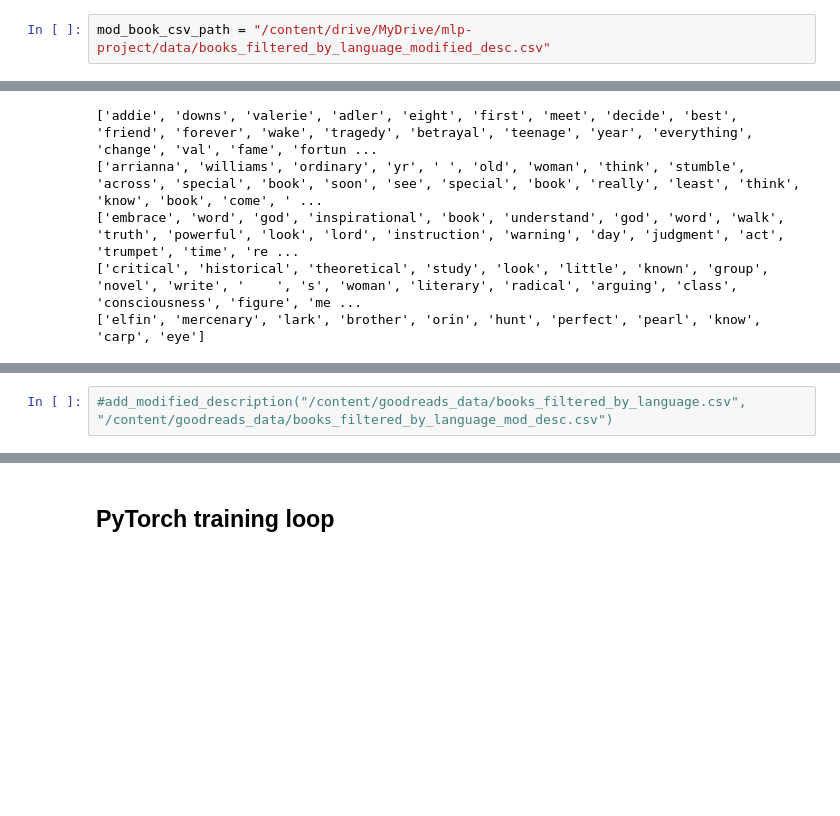
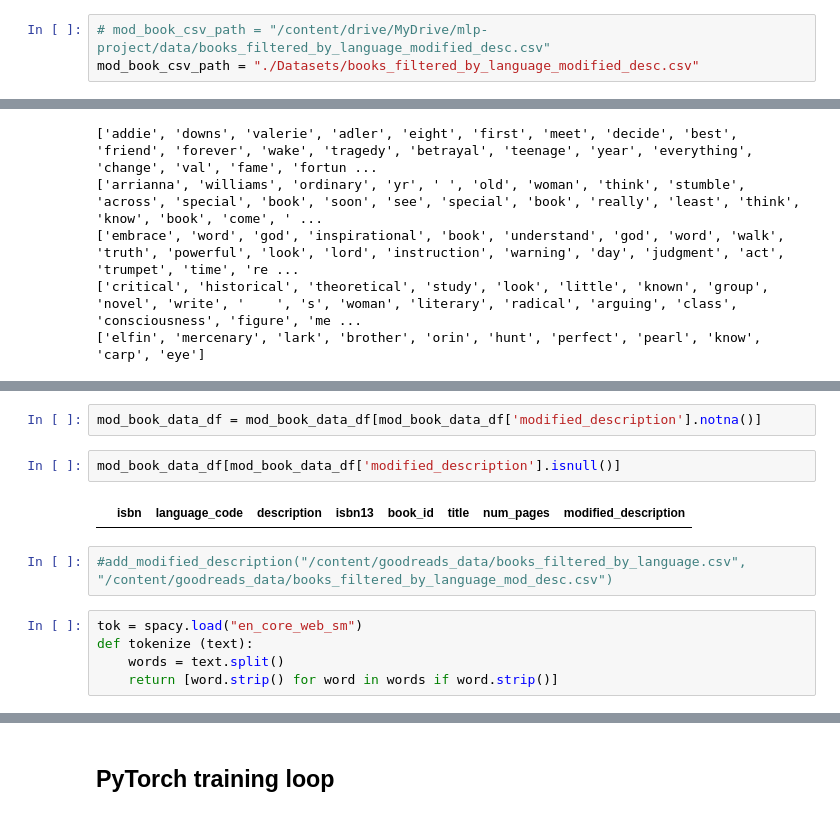
Before and after one commit to IainHigh/MLP, a Jupyter notebook: rnn.ipynb, the cells around one changed output, grey strips where cells are left out. Drawn from its saved outputs; the diff is of its cells as text; blank space fills up the shorter version.

```diff
--- a/rnn.ipynb
+++ b/rnn.ipynb
@@ -205,7 +210,8 @@ book_data_df.head(10)
 | 8 | 1850294607 | eng | Restore, revamp, repair, and revi... | 9781850294603 | 427479 | Terence Conran's DIY By Design: O... | 256.0 |
 | 9 | NaN | eng | The questions plaguing Captain Am... | NaN | 13571772 | Captain America: Winter Soldier (... | 146.0 |
 # %%
-mod_book_csv_path = "/content/drive/MyDrive/mlp-project/data/books_filtered_by_language_modified_desc.csv"
+# mod_book_csv_path = "/content/drive/MyDrive/mlp-project/data/books_filtered_by_language_modified_desc.csv"
+mod_book_csv_path = "./Datasets/books_filtered_by_language_modified_desc.csv"
 # %%
 mod_book_data_df = pd.read_csv(mod_book_csv_path)
 # %%
@@ -252,2 +267,13 @@ for text in list(mod_book_data_df.head()['modified_description']):
+# %%
+mod_book_data_df = mod_book_data_df[mod_book_data_df['modified_description'].notna()]
+# %%
+mod_book_data_df[mod_book_data_df['modified_description'].isnull()]
+# %% [output]
+|  | isbn | language_code | description | isbn13 | book_id | title | num_pages | modified_description |
 # %%
 #add_modified_description("/content/goodreads_data/books_filtered_by_language.csv", "/content/goodreads_data/books_filtered_by_language_mod_desc.csv")
+# %%
+tok = spacy.load("en_core_web_sm")
+def tokenize (text):
+    words = text.split()
+    return [word.strip() for word in words if word.strip()]
```
Also changed, not shown: parts of 20 cells of this notebook, 1 other file.
